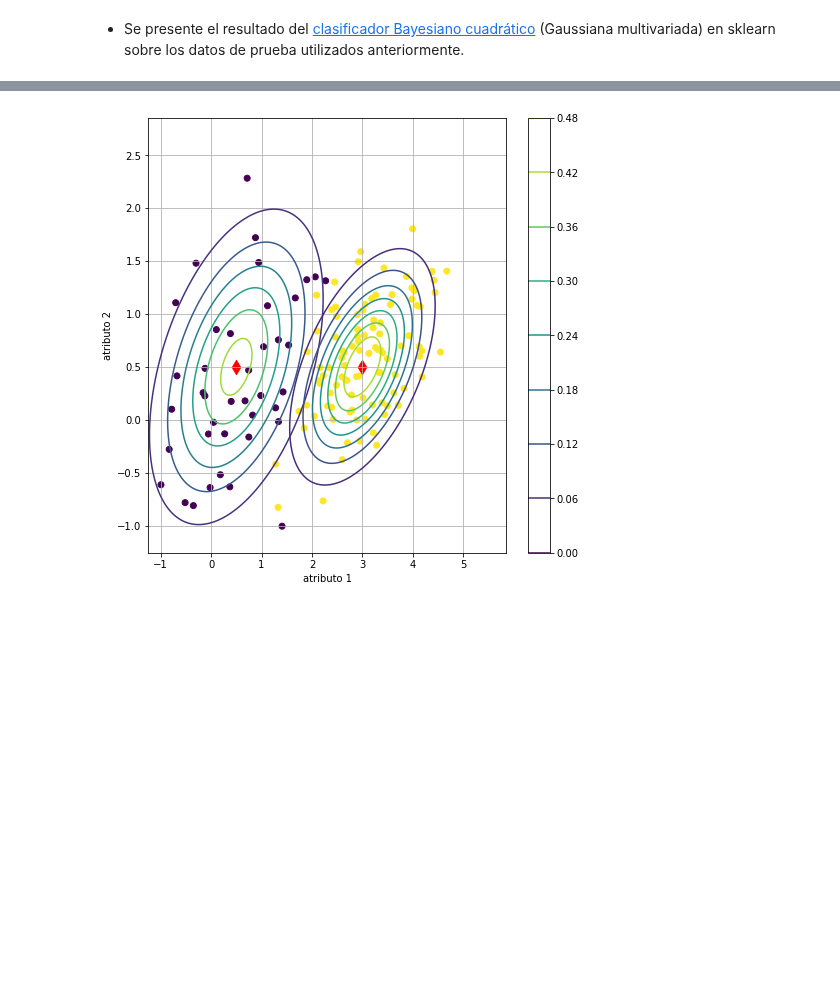
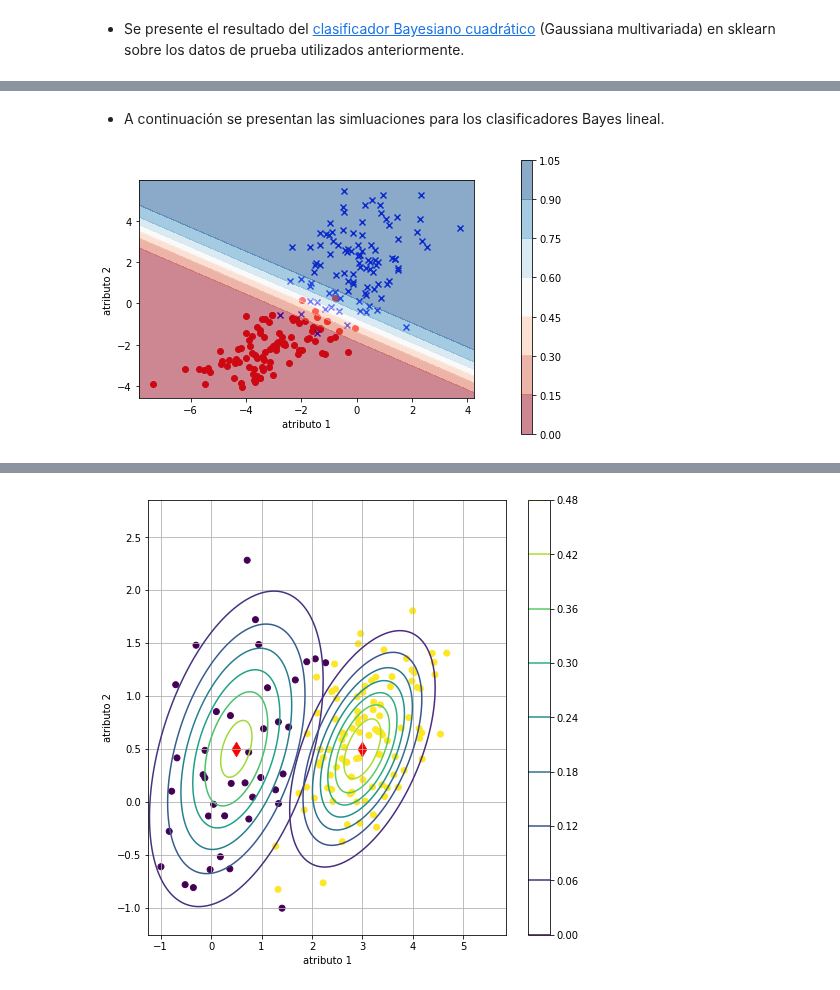
Before and after one commit to amalvarezme/AnaliticaDatos, a Jupyter notebook: 3_Clasificacion/3_ConceptosClasificadorBayes.ipynb, the cells around one changed output, grey strips where cells are left out. Drawn from its saved outputs; the diff is of its cells as text; code cells hidden in the pictures; blank space fills up the shorter version.

```diff
--- a/3_Clasificacion/3_ConceptosClasificadorBayes.ipynb
+++ b/3_Clasificacion/3_ConceptosClasificadorBayes.ipynb
@@ -201,0 +220,9 @@ my_plot_biclassifier(cla,X,y)
+# %% [markdown]
+- A continuación se presentan las simluaciones para los clasificadores Bayes lineal.
+# %%
+from sklearn.discriminant_analysis import LinearDiscriminantAnalysis
+cla = LinearDiscriminantAnalysis(store_covariance=True)
+cla.fit(X,y)
+my_plot_biclassifier(cla,X,y)
+# %% [output]
+[figure, added]
```
Also changed, not shown: parts of 10 cells of this notebook.
